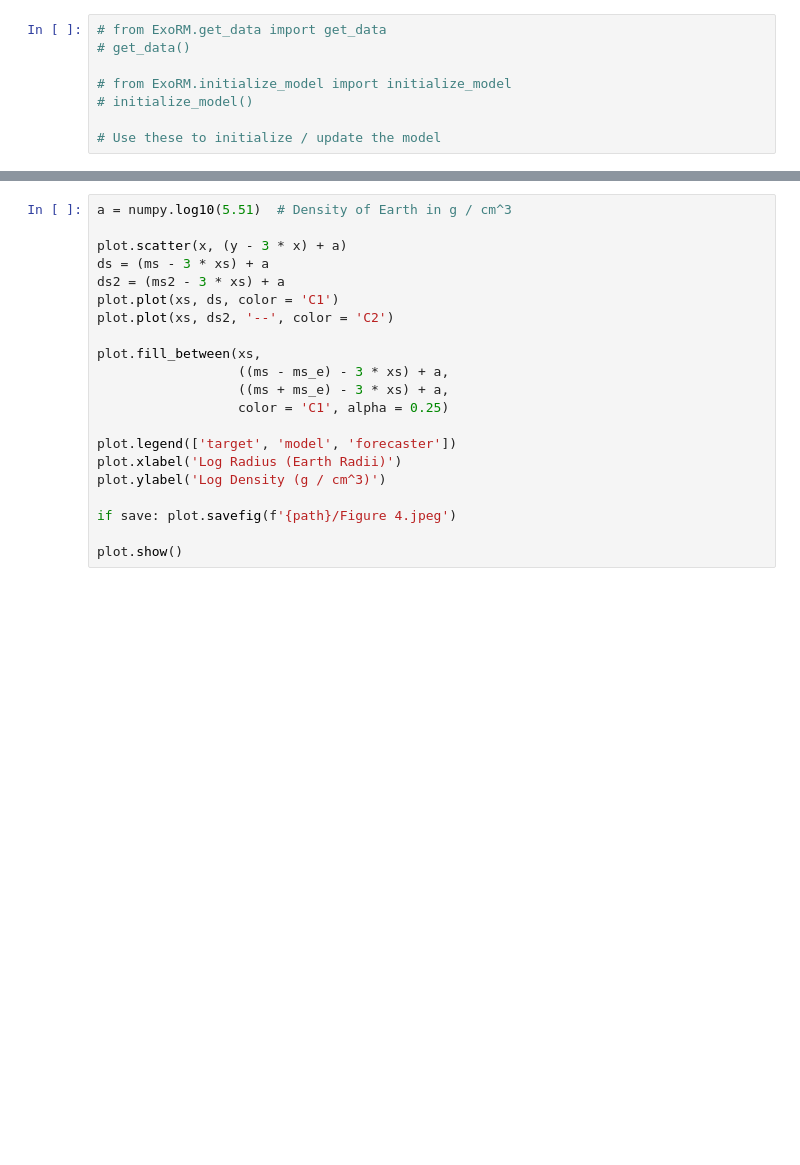
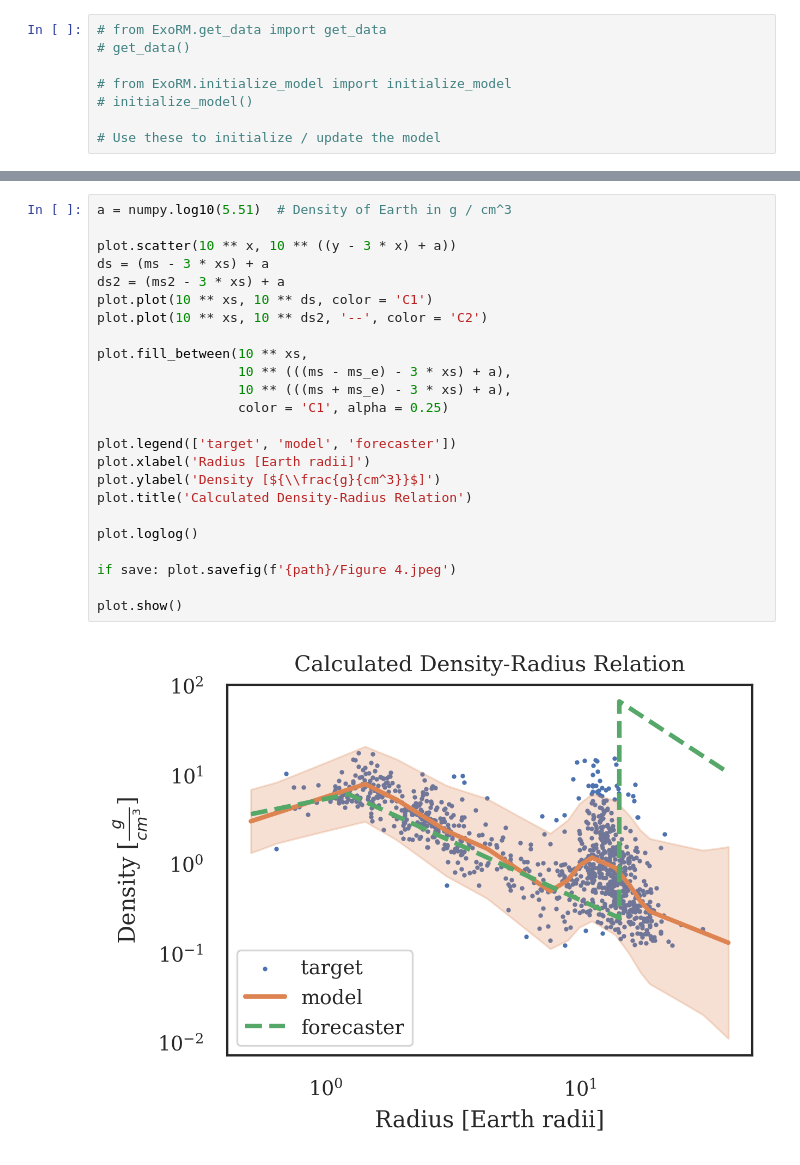
Before and after one commit to kzhu2099/ExoRM, a Jupyter notebook: example.ipynb, the cells around one changed output, grey strips where cells are left out. Cells and saved outputs as stored; diff of their text form; blank space fills up the shorter version.

```diff
--- a/example.ipynb
+++ b/example.ipynb
@@ -92,24 +119,29 @@ out_error / len(x)
 # %%
 a = numpy.log10(5.51)  # Density of Earth in g / cm^3
 
-plot.scatter(x, (y - 3 * x) + a)
+plot.scatter(10 ** x, 10 ** ((y - 3 * x) + a))
 ds = (ms - 3 * xs) + a
 ds2 = (ms2 - 3 * xs) + a
-plot.plot(xs, ds, color = 'C1')
-plot.plot(xs, ds2, '--', color = 'C2')
+plot.plot(10 ** xs, 10 ** ds, color = 'C1')
+plot.plot(10 ** xs, 10 ** ds2, '--', color = 'C2')
 
-plot.fill_between(xs,
-                  ((ms - ms_e) - 3 * xs) + a,
-                  ((ms + ms_e) - 3 * xs) + a,
+plot.fill_between(10 ** xs,
+                  10 ** (((ms - ms_e) - 3 * xs) + a),
+                  10 ** (((ms + ms_e) - 3 * xs) + a),
                   color = 'C1', alpha = 0.25)
 
 plot.legend(['target', 'model', 'forecaster'])
-plot.xlabel('Log Radius (Earth Radii)')
-plot.ylabel('Log Density (g / cm^3)')
+plot.xlabel('Radius [Earth radii]')
+plot.ylabel('Density [${\\frac{g}{cm^3}}$]')
+plot.title('Calculated Density-Radius Relation')
+
+plot.loglog()
 
 if save: plot.savefig(f'{path}/Figure 4.jpeg')
 
 plot.show()
+# %% [output]
+[figure, added]
 # %%
 ms1ts = []
 ms2ts = []
```
Also changed, not shown: parts of 17 cells of this notebook.
